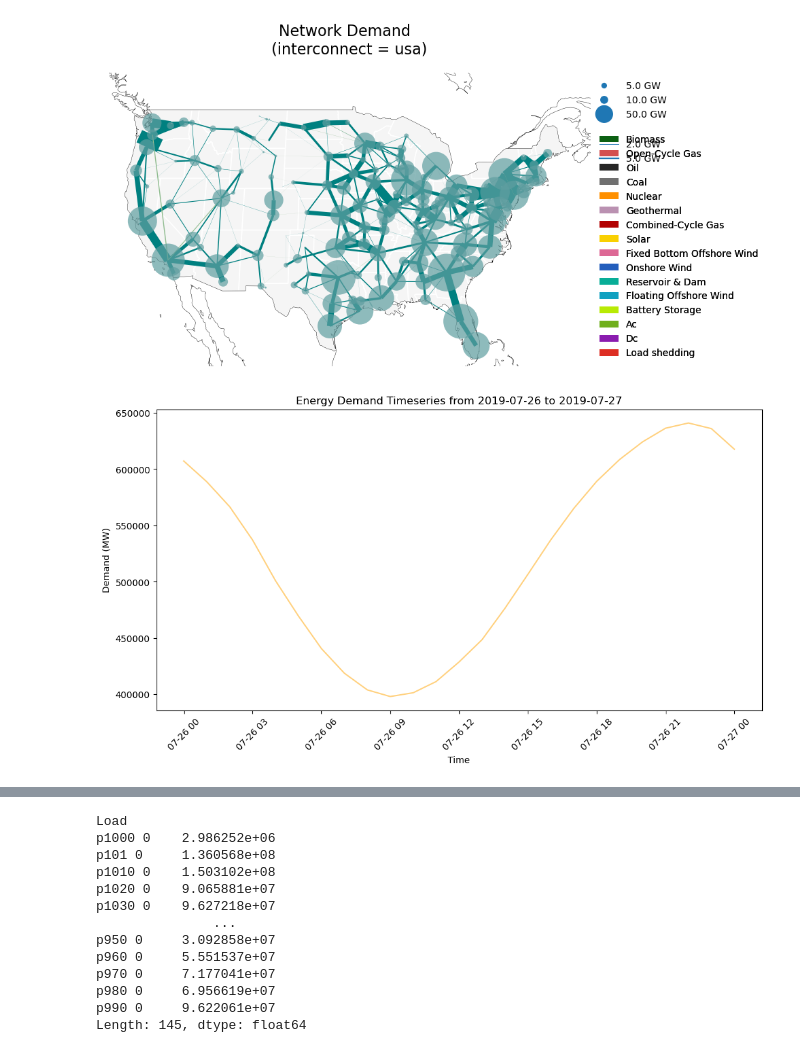
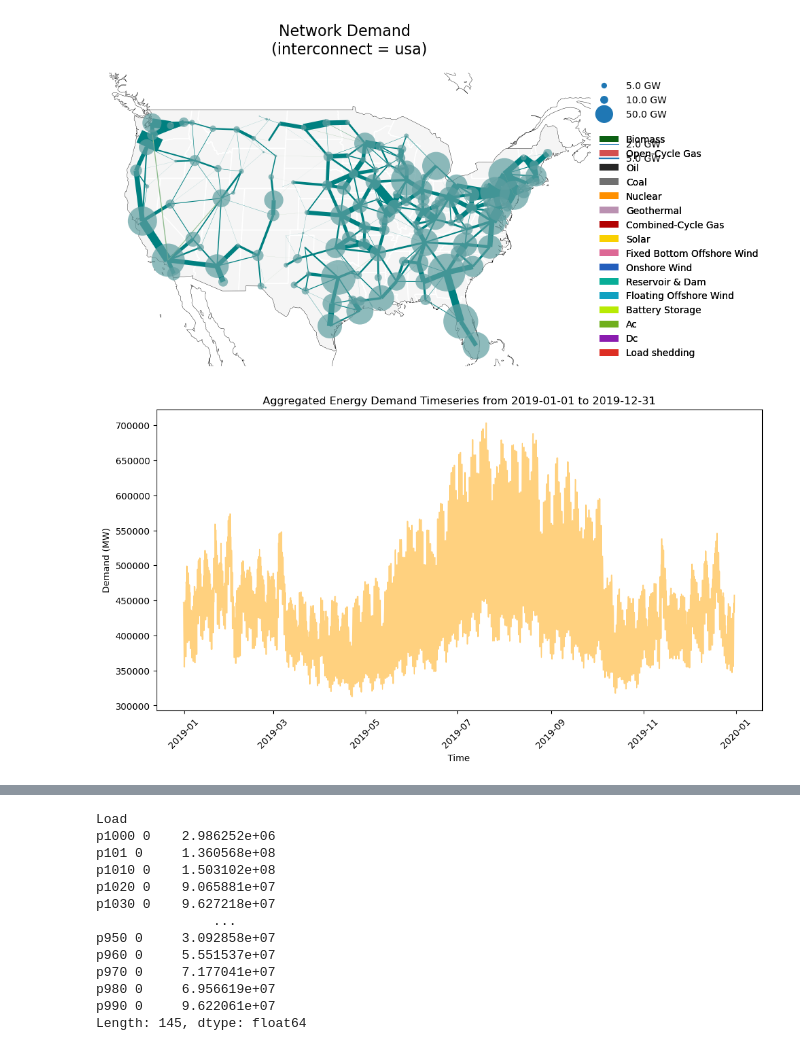
Before and after one commit to af3913/pypsa-usa, a Jupyter notebook: workflow/pypsa-usa_technical_appendix.ipynb, the cells around one changed output, grey strips where cells are left out. Saved outputs shown, nothing was run; the diff lists cells and outputs as text; code cells hidden in the pictures.

```diff
--- a/workflow/pypsa-usa_technical_appendix.ipynb
+++ b/workflow/pypsa-usa_technical_appendix.ipynb
@@ -360,33 +380,33 @@ from summary import get_demand_timeseries, get_demand_base
 demand_timeseries = get_demand_timeseries(network)
 demand_timeseries
 
 # Reset index then change timestep column to datetime object
 demand_timeseries = demand_timeseries.reset_index()
 demand_timeseries["timestep"] = pd.to_datetime(demand_timeseries["timestep"], format="%Y-%m-%d %H:%M:%S")
 
 # Function to plot demand timeseries for a specified window of time. Dont include period in legend
 def plot_demand_timeseries(demand_timeseries: pd.DataFrame, start_date: str, end_date: str):
     """
     Plots demand timeseries for a specified window of time.
     """
     # Select data for specified window of time
     data = demand_timeseries[(demand_timeseries["timestep"] >= start_date) & (demand_timeseries["timestep"] <= end_date)]
 
     # Plot demand
     fig, ax = plt.subplots(figsize=(12, 6))
     plt.plot(data["timestep"],
     data["Demand"],
     label="Demand (MWh)",
     color="orange",
     alpha=0.5)
-    ax.set_title(f"Energy Demand Timeseries from {start_date} to {end_date}")
+    ax.set_title(f"Aggregated Energy Demand Timeseries from {start_date} to {end_date}")
     ax.set_xlabel("Time")
     ax.set_ylabel("Demand (MW)")
     plt.xticks(rotation=45)
     plt.show()
 
 
 # Plot timeseries
-plot_demand_timeseries(demand_timeseries, "2019-07-26", "2019-07-27")
+plot_demand_timeseries(demand_timeseries, "2019-01-01", "2019-12-31")
 # %% [output]
-[figure, old version]
+[figure, new version]
```
Also changed, not shown: parts of 5 cells of this notebook.
